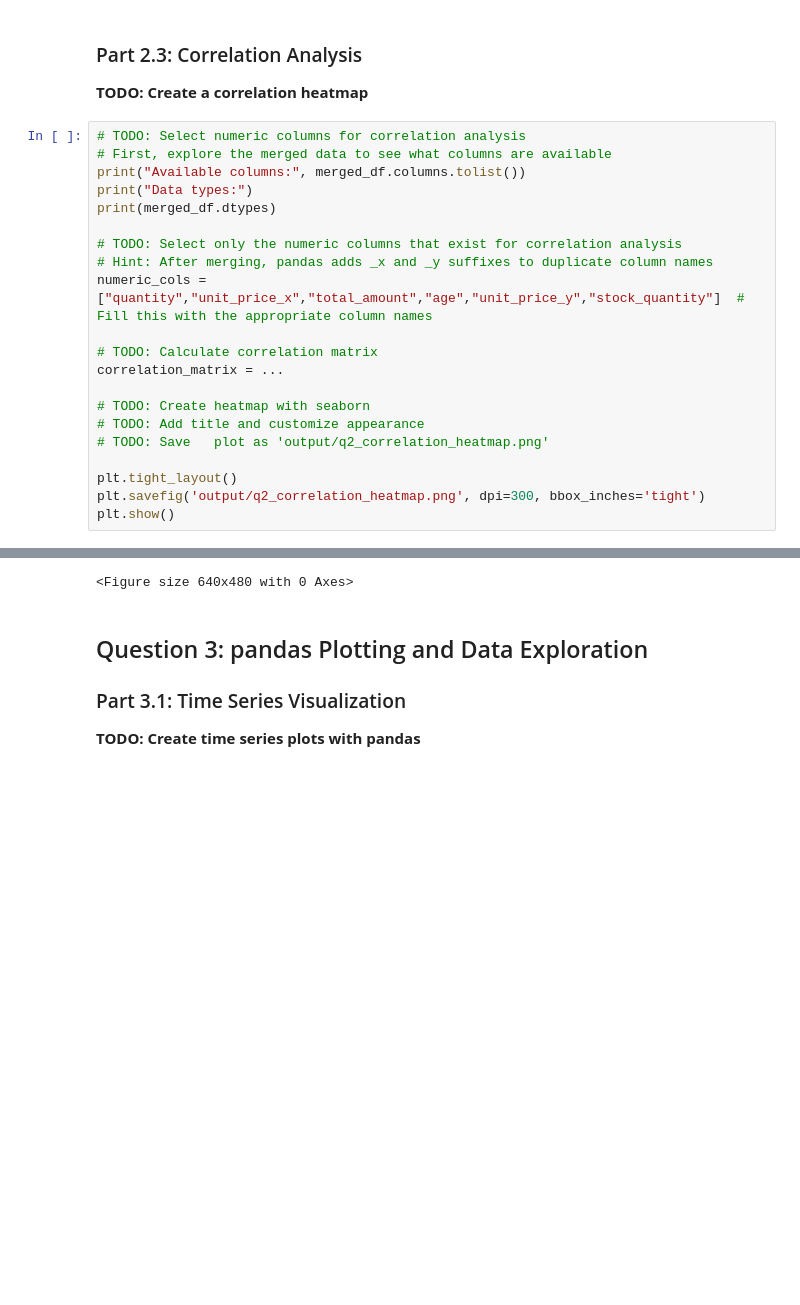
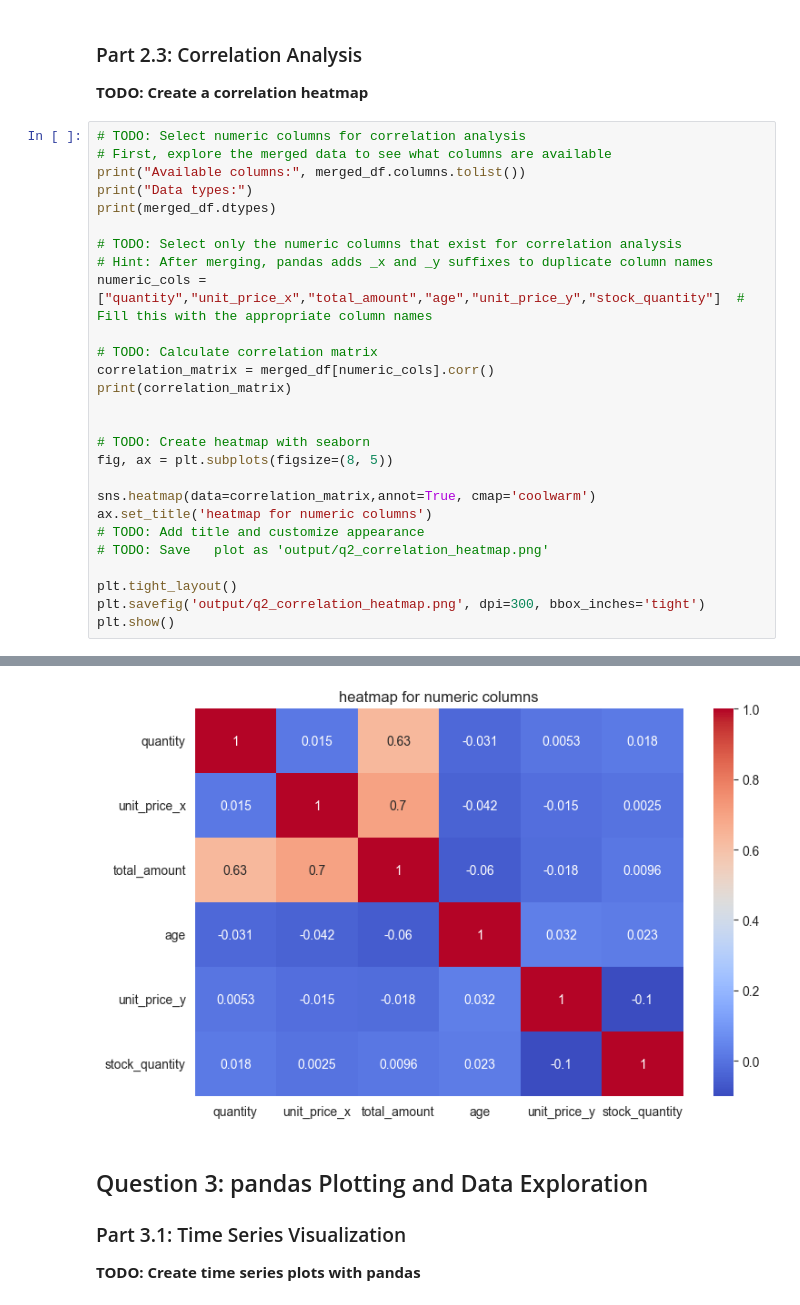
Before and after one commit to UCSF-DataSci/ds217-07-vision-quest-jiaxin-su1, a Jupyter notebook: assignment.ipynb, the cells around one changed output, grey strips where cells are left out. Cells and saved outputs as stored; diff of their text form; blank space fills up the shorter version.

```diff
--- a/assignment.ipynb
+++ b/assignment.ipynb
@@ -274,9 +272,15 @@ print(merged_df.dtypes)
 numeric_cols = ["quantity","unit_price_x","total_amount","age","unit_price_y","stock_quantity"]  # Fill this with the appropriate column names
 
 # TODO: Calculate correlation matrix
-correlation_matrix = ...
+correlation_matrix = merged_df[numeric_cols].corr()
+print(correlation_matrix)
+
 
 # TODO: Create heatmap with seaborn
+fig, ax = plt.subplots(figsize=(8, 5))
+
+sns.heatmap(data=correlation_matrix,annot=True, cmap='coolwarm')
+ax.set_title('heatmap for numeric columns')
 # TODO: Add title and customize appearance
 # TODO: Save   plot as 'output/q2_correlation_heatmap.png'
 
@@ -304,4 +308,4 @@ dtype: object
-<Figure size 640x480 with 0 Axes>
+[figure, added]
 # %% [markdown]
 ## Question 3: pandas Plotting and Data Exploration
 
```
Also changed, not shown: parts of 5 cells of this notebook, 4 other files.
